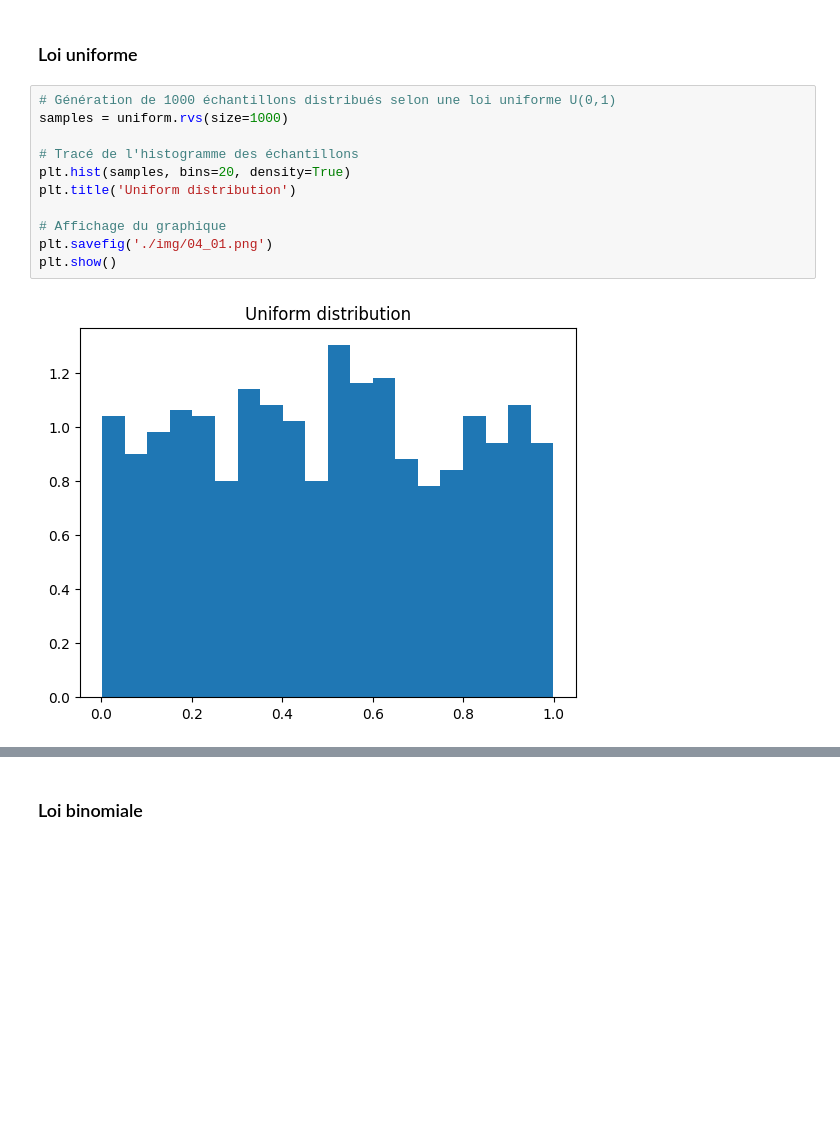
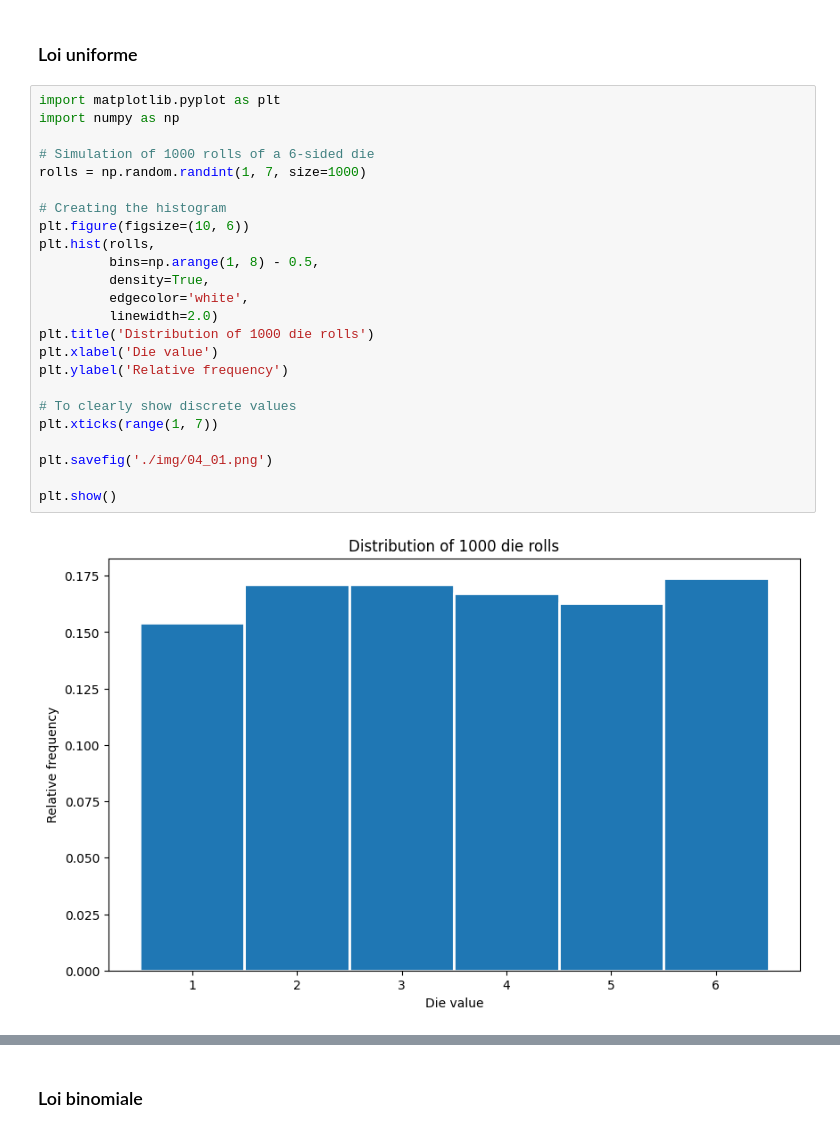
Before and after one commit to gpenessot/business_intelligence_with_python, a Jupyter notebook: Chapter04/ch04_statistics.ipynb, the cells around one changed output, grey strips where cells are left out. Drawn from its saved outputs; the diff is of its cells as text; blank space fills up the shorter version.

```diff
--- a/Chapter04/chapter_04.ipynb
+++ b/Chapter04/ch04_statistics.ipynb
@@ -39,15 +39,28 @@ Intervalle de confiance à 95% : (0.27159742349106747, 0.3284025765089325)
 # %% [markdown]
 ### Loi uniforme
 # %%
-# Génération de 1000 échantillons distribués selon une loi uniforme U(0,1)
-samples = uniform.rvs(size=1000)
+import matplotlib.pyplot as plt
+import numpy as np
 
-# Tracé de l'histogramme des échantillons
-plt.hist(samples, bins=20, density=True)
-plt.title('Uniform distribution')
+# Simulation of 1000 rolls of a 6-sided die
+rolls = np.random.randint(1, 7, size=1000)
 
-# Affichage du graphique
+# Creating the histogram
+plt.figure(figsize=(10, 6))
+plt.hist(rolls,
+         bins=np.arange(1, 8) - 0.5,
+         density=True,
+         edgecolor='white',
+         linewidth=2.0)
+plt.title('Distribution of 1000 die rolls')
+plt.xlabel('Die value')
+plt.ylabel('Relative frequency')
+
+# To clearly show discrete values
+plt.xticks(range(1, 7))
+
 plt.savefig('./img/04_01.png')
+
 plt.show()
 # %% [output]
-[figure, old version]
+[figure, new version]
```
Also changed, not shown: parts of 1 cell of this notebook, 20 other files.
